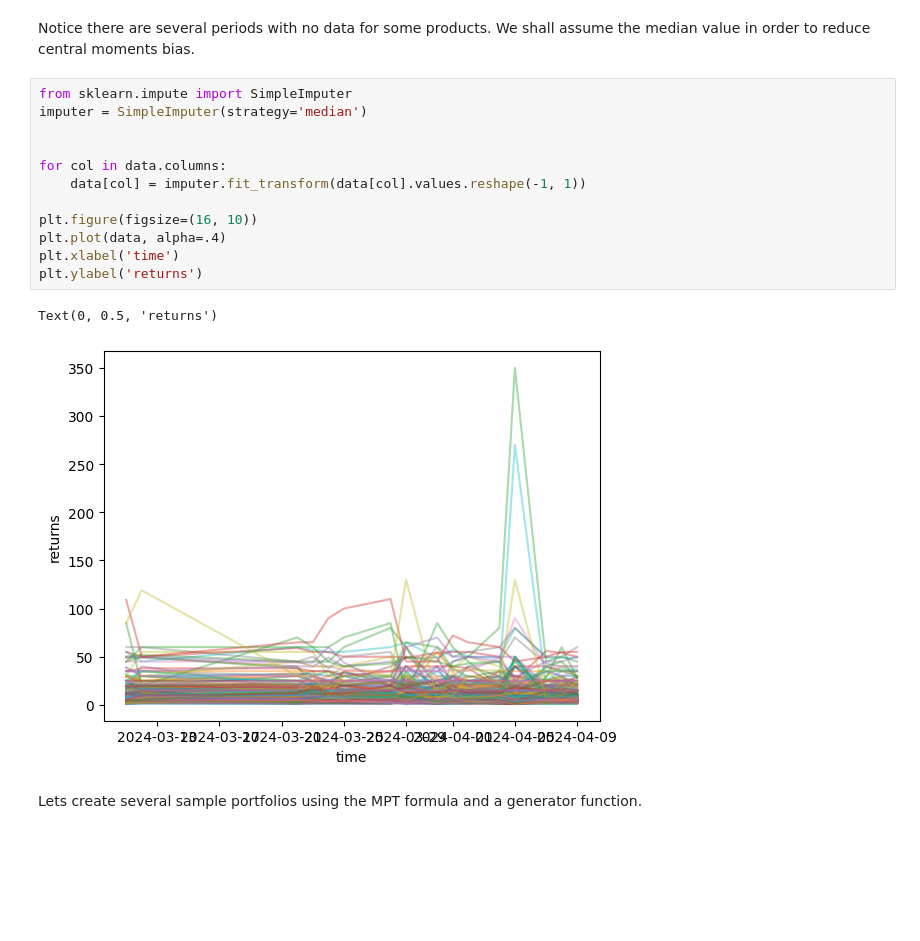
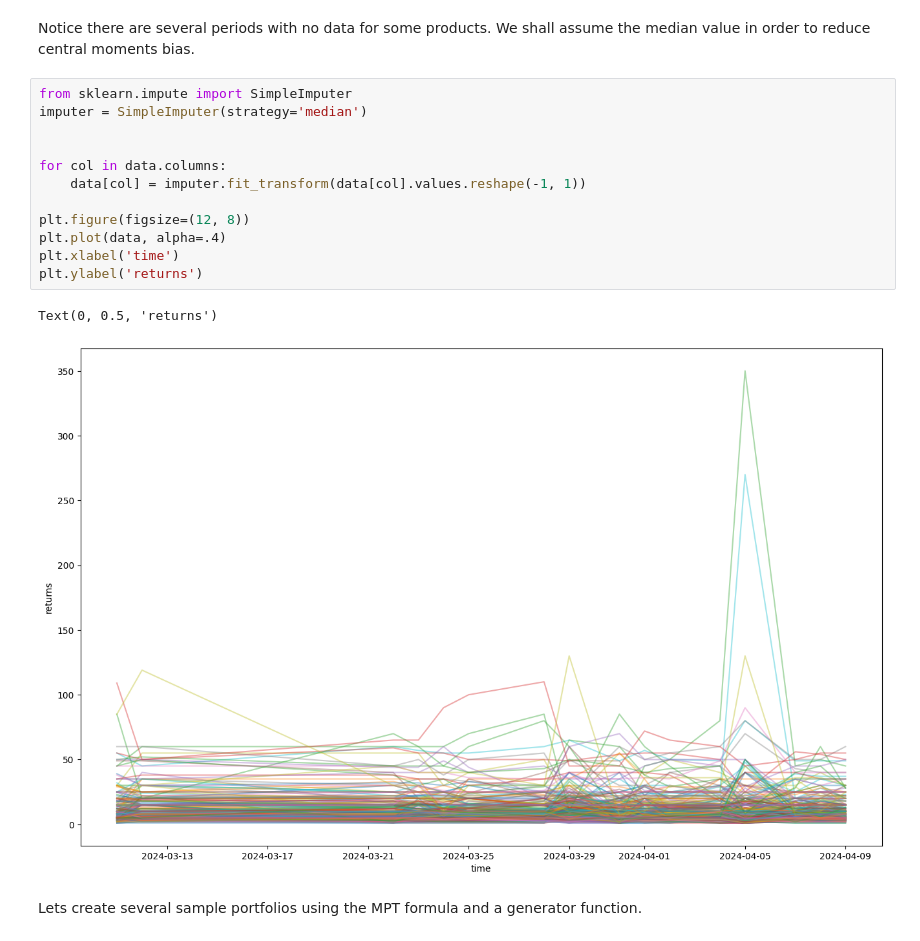
Before and after one commit to lmao420blazeit/vinted-streamlit-container, a Jupyter notebook: notebooks/markowitz.ipynb, the cells around one changed output. Drawn from its saved outputs; the diff is of its cells as text; blank space fills up the shorter version.

```diff
--- a/notebooks/markowitz.ipynb
+++ b/notebooks/markowitz.ipynb
@@ -129,18 +129,18 @@ Notice there are several periods with no data for some products. We shall assume
 # %%
 from sklearn.impute import SimpleImputer
 imputer = SimpleImputer(strategy='median')
 
 
 for col in data.columns:
     data[col] = imputer.fit_transform(data[col].values.reshape(-1, 1))
 
-plt.figure(figsize=(16, 10))
+plt.figure(figsize=(12, 8))
 plt.plot(data, alpha=.4)
 plt.xlabel('time')
 plt.ylabel('returns')
 # %% [output]
 Text(0, 0.5, 'returns')
-[figure, old version]
+[figure, new version]
 # %% [markdown]
 Lets create several sample portfolios using the MPT formula and a generator function.
 # %%
```
Also changed, not shown: parts of 5 cells of this notebook.
